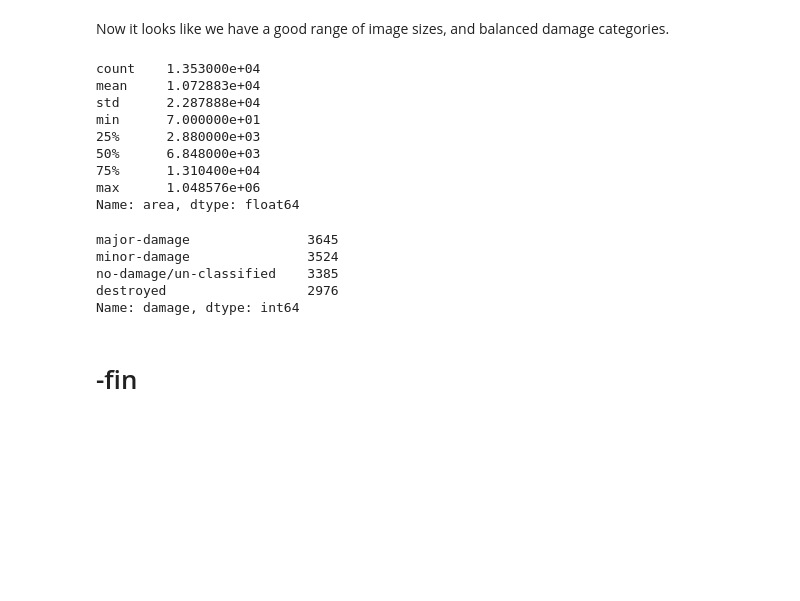
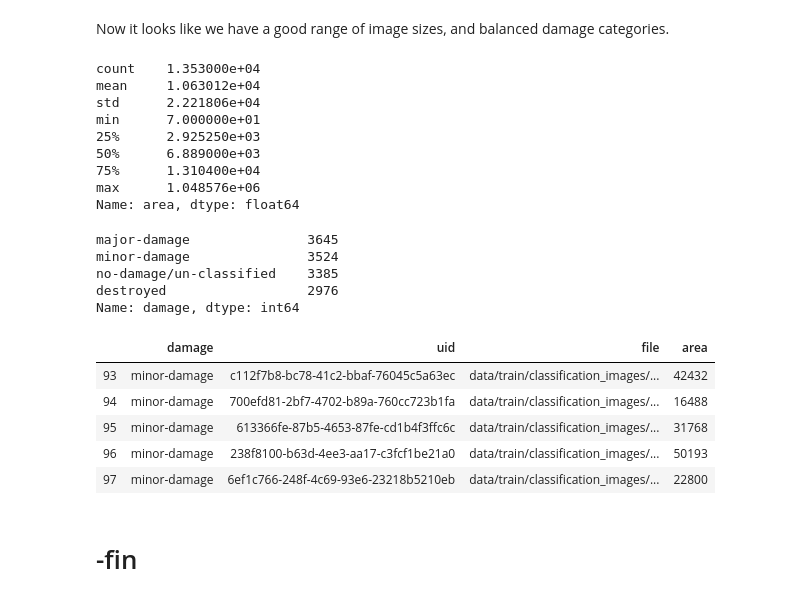
Before and after one commit to qAp/xview2comp, a Jupyter notebook: 02d_tier3_classification_samples.ipynb, the cells around one changed output. Drawn from its saved outputs; the diff is of its cells as text; code cells hidden in the pictures; blank space fills up the shorter version.

```diff
--- a/02d_tier3_classification_samples.ipynb
+++ b/02d_tier3_classification_samples.ipynb
@@ -49,6 +49,14 @@ Looks like the uids under 'train' and 'tier3' do not overlap, so we can move all
 annots.uid.unique().shape, annots.shape
 # %% [output]
 ((316114,), (316114, 2))
+# %%
+#export
+def combine_nodamage_unclassified(annots):
+    base_level = 'no-damage/un-classified'
+    df = annots.copy()
+    df.damage.replace('no-damage', base_level, inplace=True)
+    df.damage.replace('un-classified', base_level, inplace=True)
+    return df
 # %%
 annots = combine_nodamage_unclassified(annots)
 # %% [markdown]
@@ -220,11 +228,11 @@ Now it looks like we have a good range of image sizes, and balanced damage categ
 annots_trn.area.describe()
 # %% [output]
 count    1.353000e+04
-mean     1.072883e+04
-std      2.287888e+04
+mean     1.063012e+04
+std      2.221806e+04
 min      7.000000e+01
-25%      2.880000e+03
-50%      6.848000e+03
+25%      2.925250e+03
+50%      6.889000e+03
 75%      1.310400e+04
 max      1.048576e+06
 Name: area, dtype: float64
@@ -239,2 +249,11 @@ Name: damage, dtype: int64
+# %%
+annots_trn.head()
+# %% [output]
+|  | damage | uid | file | area |
+| 93 | minor-damage | c112f7b8-bc78-41c2-bbaf-76045c5a63ec | data/train/classification_images/... | 42432 |
+| 94 | minor-damage | 700efd81-2bf7-4702-b89a-760cc723b1fa | data/train/classification_images/... | 16488 |
+| 95 | minor-damage | 613366fe-87b5-4653-87fe-cd1b4f3ffc6c | data/train/classification_images/... | 31768 |
+| 96 | minor-damage | 238f8100-b63d-4ee3-aa17-c3fcf1be21a0 | data/train/classification_images/... | 50193 |
+| 97 | minor-damage | 6ef1c766-248f-4c69-93e6-23218b5210eb | data/train/classification_images/... | 22800 |
 # %% [markdown]
 # -fin
```
Also changed, not shown: parts of 6 cells of this notebook, 2 other files.
